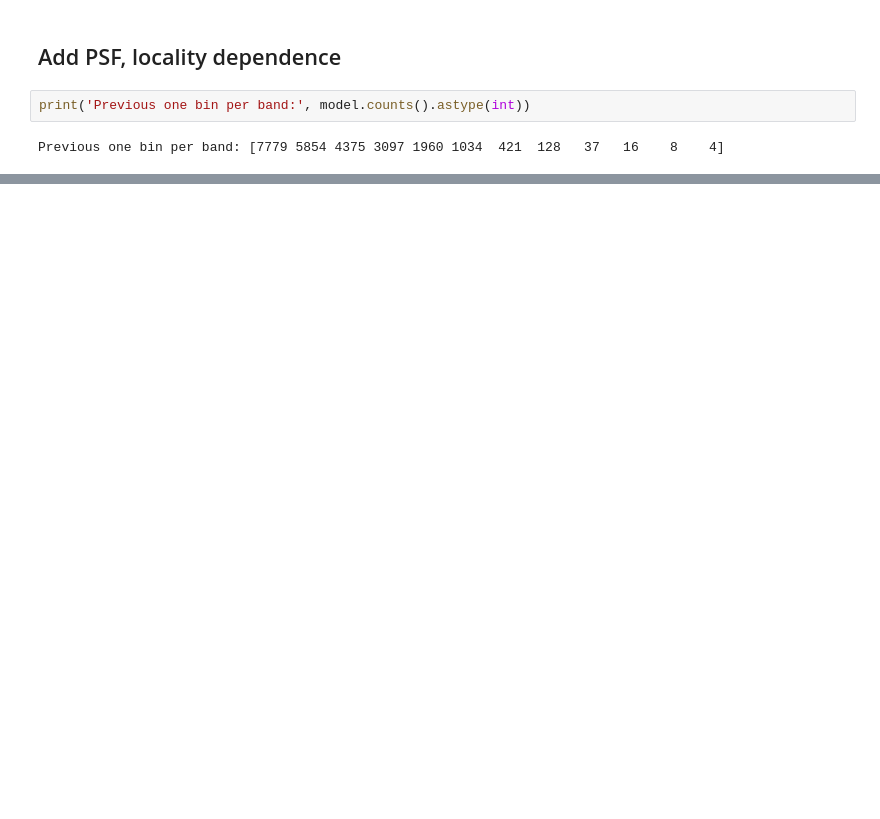
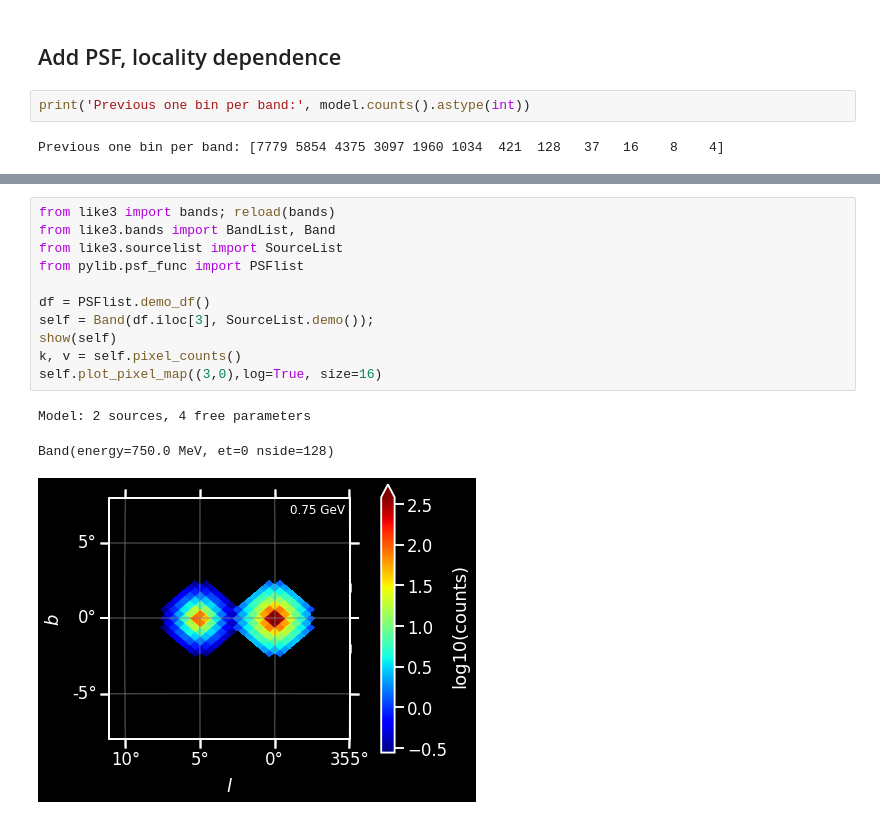
Before and after one commit to tburnett/kerr-diffuse, a Jupyter notebook: demo_model.ipynb, the cells around one changed output, grey strips where cells are left out. Cells and saved outputs as stored; diff of their text form; blank space fills up the shorter version.

```diff
--- a/demo_model.ipynb
+++ b/demo_model.ipynb
@@ -98,0 +37,15 @@ Blazar_Norm               2     4e-12       7.6       0.0      3095
+# %%
+from like3 import bands; reload(bands)
+from like3.bands import BandList, Band
+from like3.sourcelist import SourceList
+from pylib.psf_func import PSFlist
+
+df = PSFlist.demo_df()
+self = Band(df.iloc[3], SourceList.demo());
+show(self)
+k, v = self.pixel_counts()
+self.plot_pixel_map((3,0),log=True, size=16)
+# %% [output]
+Model: 2 sources, 4 free parameters
+Band(energy=750.0 MeV, et=0 nside=128)
+[figure, added]
```
Also changed, not shown: parts of 15 cells of this notebook, 13 other files.
